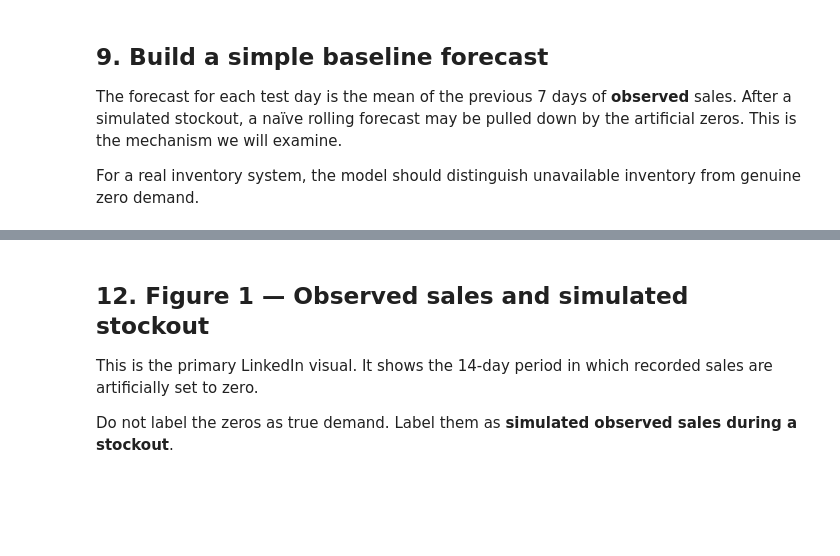
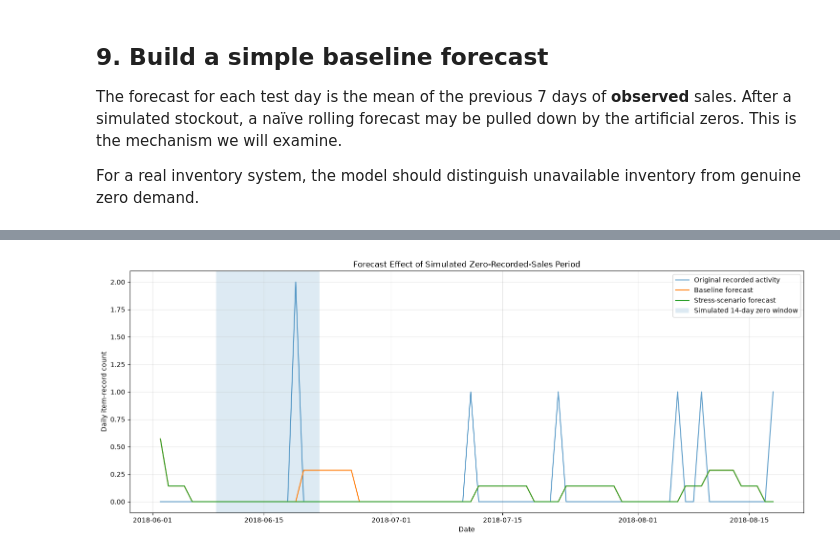
Before and after one commit to lisandihimara/Olist-E-Commerce-Stockout-Stress-Test, a Jupyter notebook: Notebooks/Week3_Olist_Stockout_Stress_Test.ipynb, the cells around one changed output, grey strips where cells are left out. Saved outputs shown, nothing was run; the diff lists cells and outputs as text; code cells hidden in the pictures; blank space fills up the shorter version.

```diff
--- a/Notebooks/Week3_Olist_Stockout_Stress_Test.ipynb
+++ b/Notebooks/Week3_Olist_Stockout_Stress_Test.ipynb
@@ -189,10 +348,16 @@ The baseline is a simple trailing 7-day moving average. It is intentionally tran
 # %%
-split_idx = int(len(daily_sales) * 0.8)
-if split_idx < 14 or len(daily_sales) - split_idx < 21:
-    raise ValueError("Not enough daily observations for this split and a 14-day stress window.")
+split_idx = int(len(daily_sales) * 0.80)
 
-train = daily_sales.iloc[:split_idx].copy()
-test = daily_sales.iloc[split_idx:].copy()
+if split_idx < 7 or len(daily_sales) - split_idx < 22:
+    raise ValueError(
+        "The time series is too short for a 7-day forecast window "
+        "and a 14-day stress scenario. Check the selected product."
+    )
 
-print("Train period:", train.index.min().date(), "to", train.index.max().date(), "| days:", len(train))
-print("Test period:", test.index.min().date(), "to", test.index.max().date(), "| days:", len(test))
+train = daily_sales.iloc[:split_idx]
+test = daily_sales.iloc[split_idx:]
+
+print("Training dates:", train.index.min(), "to", train.index.max())
+print("Test dates:", test.index.min(), "to", test.index.max())
+print("Training observations:", len(train))
+print("Test observations:", len(test))
@@ -270,19 +531,45 @@ display(comparison.loc[stockout_dates].head(14))
-# %% [markdown]
-## 12. Figure 1 — Observed sales and simulated stockout
-
-This is the primary LinkedIn visual. It shows the 14-day period in which recorded sales are artificially set to zero.
-
-Do not label the zeros as true demand. Label them as **simulated observed sales during a stockout**.
 # %%
-fig, ax = plt.subplots(figsize=(12, 5))
-ax.plot(test.index, test["observed_order_items"], label="Original observed sales proxy", linewidth=1.5)
-ax.plot(test.index, stress_observed, label="After simulated stockout masking", linewidth=1.5, linestyle="--")
-ax.axvspan(stockout_dates.min(), stockout_dates.max(), alpha=0.18, label="Simulated 14-day stockout")
-ax.set_title("Simulated stockout: observed sales are masked to zero")
-ax.set_xlabel("Date")
-ax.set_ylabel("Observed order-item count")
-ax.legend()
-ax.grid(True, alpha=0.25)
-fig.tight_layout()
-fig.savefig(FIG_DIR / "simulated_stockout_observed_sales.png", dpi=180, bbox_inches="tight")
+plt.figure(figsize=(15, 6))
+
+plt.plot(
+    test_comparison.index,
+    test_comparison["actual_recorded_activity"],
+    label="Original recorded activity",
+    alpha=0.7
+)
+
+plt.plot(
+    test_comparison.index,
+    test_comparison["baseline_forecast"],
+    label="Baseline forecast"
+)
+
+plt.plot(
+    test_comparison.index,
+    test_comparison["stress_forecast"],
+    label="Stress-scenario forecast"
+)
+
+plt.axvspan(
+    stockout_dates.min(),
+    stockout_dates.max(),
+    alpha=0.15,
+    label="Simulated 14-day zero window"
+)
+
+plt.title("Forecast Effect of Simulated Zero-Recorded-Sales Period")
+plt.xlabel("Date")
+plt.ylabel("Daily item-record count")
+plt.legend()
+plt.grid(True, alpha=0.3)
+plt.tight_layout()
+
+plt.savefig(
+    FIGURES_DIR / "forecast_effect_of_stockout.png",
+    dpi=300,
+    bbox_inches="tight"
+)
+
 plt.show()
+# %% [output]
+[figure, added]
```
Also changed, not shown: parts of 29 cells of this notebook.
